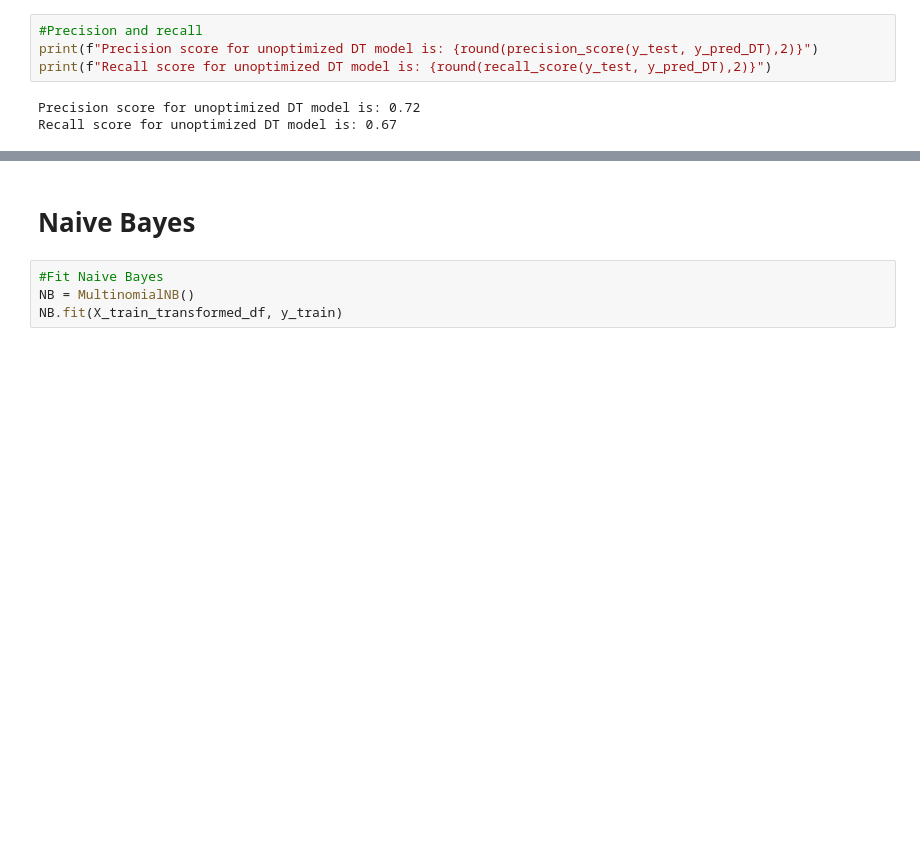
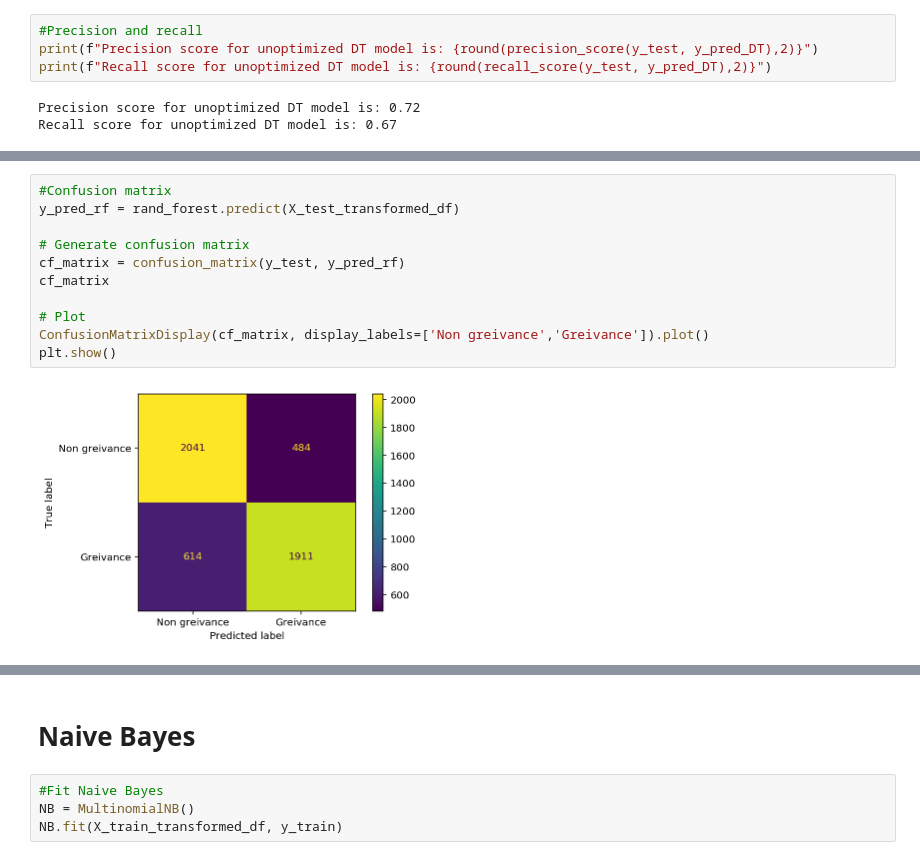
Before and after one commit to apandey86/capstone_community_problems, a Jupyter notebook: vectorization_fit_model.ipynb, the cells around one changed output, grey strips where cells are left out. Saved outputs shown, nothing was run; the diff lists cells and outputs as text; blank space fills up the shorter version.

```diff
--- a/vectorization_fit_model.ipynb
+++ b/vectorization_fit_model.ipynb
@@ -529,0 +551,13 @@ f1_score(y_test, y_pred_DT)
+# %%
+#Confusion matrix
+y_pred_rf = rand_forest.predict(X_test_transformed_df)
+
+# Generate confusion matrix
+cf_matrix = confusion_matrix(y_test, y_pred_rf)
+cf_matrix
+
+# Plot
+ConfusionMatrixDisplay(cf_matrix, display_labels=['Non greivance','Greivance']).plot()
+plt.show()
+# %% [output]
+[figure, added]
```
Also changed, not shown: parts of 40 cells of this notebook, 10 other files.
